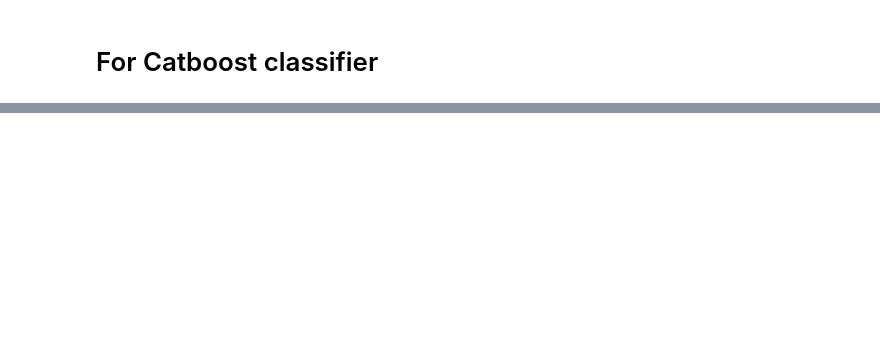
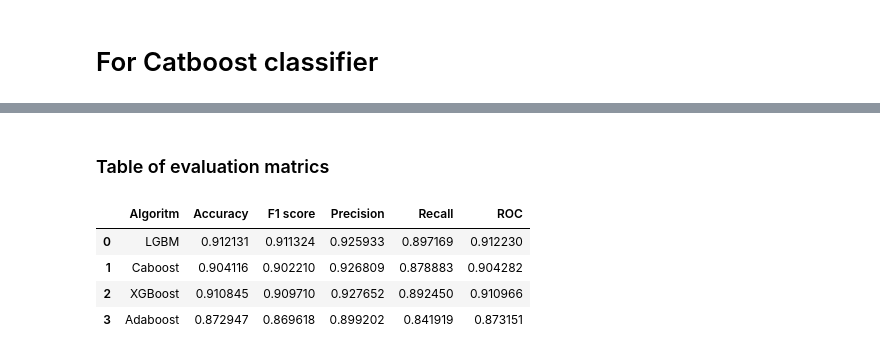
Before and after one commit to abdoulayegk/major-project-sharda, a Jupyter notebook: Best financial-inclusion.ipynb, the cells around one changed output, grey strips where cells are left out. Drawn from its saved outputs; the diff is of its cells as text; code cells hidden in the pictures; blank space fills up the shorter version.

```diff
--- a/Best financial-inclusion.ipynb
+++ b/Best financial-inclusion.ipynb
@@ -432,5 +643,0 @@ The mean score for XGB: 0.9027288619600593
-# %%
-lgb = LGBMClassifier()
-lgb.fit(X_train, y_train)
-y_pred = lgb.predict(X_test)
-print(f'Accuracy score on the X_test is: {accuracy_score(y_test, y_pred)}')
@@ -451,5 +643,0 @@ weighted avg       0.91      0.90      0.90     10106
-# %%
-cb = CatBoostClassifier()
-cb.fit(X_train, y_train)
-y_pred = cb.predict(X_test)
-print(f'Accuracy score on the X_test is: {accuracy_score(y_test, y_pred)}')
@@ -511,10 +720,25 @@ The  precison score of XGBoost is 0.9347595848337217
 # %% [markdown]
 # For Catboost classifier
 # %%
-cb = CatBoostClassifier()
+cb = CatBoostClassifier(
+    verbose=0,
+    iterations=800,
+    learning_rate=0.1,
+    random_seed=42,
+
+)
 cb.fit(X_train, y_train)
 y_pred_cb = cb.predict(X_test)
-print(f"The  F1 score of XGBoost is {f1_score(y_test, y_pred_cb)}")
-print(f"The  ROC score of XGBoost is {roc_auc_score(y_test, y_pred_cb)}")
-print(f"The  precison score of XGBoost is {precision_score(y_test, y_pred_cb)}")
+
+f1_cb = f1_score(y_test, y_pred_cb)
+accuracy_cb = accuracy_score(y_test, y_pred_cb)
+precision_cb = precision_score(y_test, y_pred_cb)
+recall_cb = recall_score(y_test, y_pred_cb)
+roc_cb = roc_auc_score(y_test, y_pred_cb)
+
+print(f"The  F1 score of Catboost is {f1_cb}")
+print(f"The  Accuracy score of Catboost is {accuracy_cb}")
+print(f"The  Pecison score of Catboost is {precision_cb}")
+print(f"The  precison score of Catboost is {recall_cb}")
+print(f"The  ROC score of Catboost is {roc_cb}")
 # %% [output]
@@ -685,0 +750,20 @@ print(classification_report(y_test, y_pred, target_names=classes))
+# %% [markdown]
+### Table of evaluation matrics
+# %%
+eval_table = pd.DataFrame({
+    'Algoritm':['LGBM','Caboost','XGBoost','Adaboost'],
+    'Accuracy':[accuracy_lgbm, accuracy_cb, accuracy_xgb,accuracy_adb],
+    "F1 score":[f1_lgbm, f1_cb, f1_xgb,f1_adb],
+    "Precision":[precision_lgbm, precision_cb, precision_xgb, precision_adb],
+    "Recall":[recall_lgbm, recall_cb, recall_xgb, recall_adb],
+    "ROC":[roc_lgbm, roc_cb, roc_xgb, roc_adb]
+
+})
+
+eval_table
+# %% [output]
+|  | Algoritm | Accuracy | F1 score | Precision | Recall | ROC |
+| 0 | LGBM | 0.912131 | 0.911324 | 0.925933 | 0.897169 | 0.912230 |
+| 1 | Caboost | 0.904116 | 0.902210 | 0.926809 | 0.878883 | 0.904282 |
+| 2 | XGBoost | 0.910845 | 0.909710 | 0.927652 | 0.892450 | 0.910966 |
+| 3 | Adaboost | 0.872947 | 0.869618 | 0.899202 | 0.841919 | 0.873151 |
```
Also changed, not shown: parts of 64 cells of this notebook.
